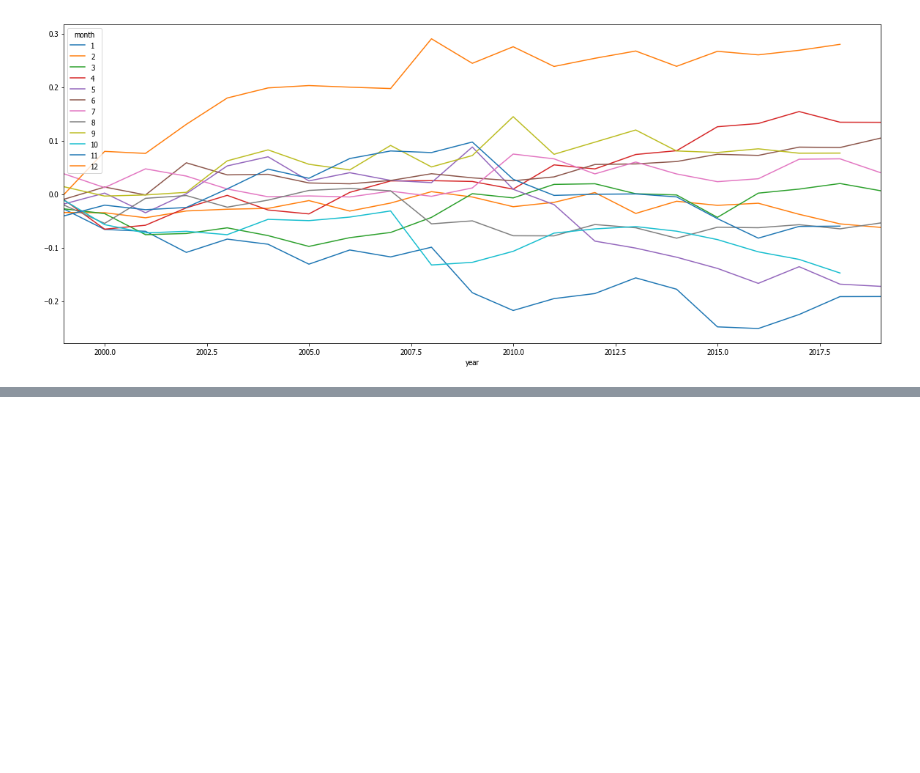
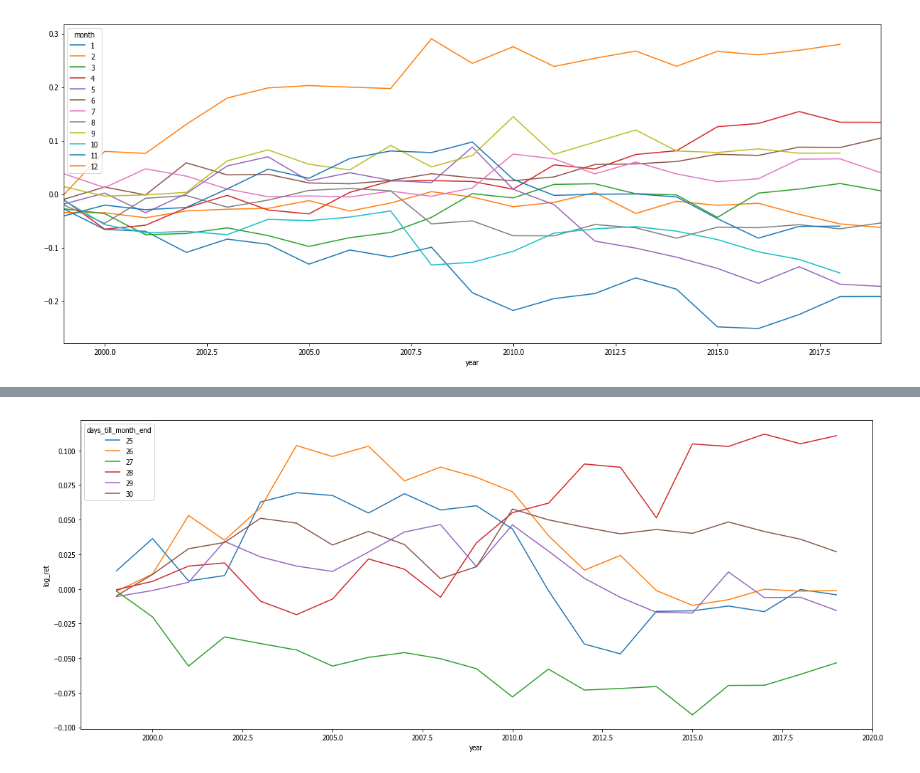
Before and after one commit to jgerardsimcock/robot_wealth, a Jupyter notebook: notebooks/notebooks_python/Seasonality.ipynb, the cells around one changed output, grey strips where cells are left out. Saved outputs shown, nothing was run; the diff lists cells and outputs as text; code cells hidden in the pictures; blank space fills up the shorter version.

```diff
--- a/notebooks/notebooks_python/Seasonality.ipynb
+++ b/notebooks/notebooks_python/Seasonality.ipynb
@@ -42,0 +74,6 @@ monthly_returns.unstack(level=0).plot(kind='line', subplots=False, figsize=(20,8
+# %%
+days_till_month_end_xr = days_till_month_end.to_xarray()
+# %%
+days_till_month_end_xr.sel(days_till_month_end=slice(25,31)).plot.line(x='year', figsize=(20,8));
+# %% [output]
+[figure, added]
```
Also changed, not shown: parts of 14 cells of this notebook.
